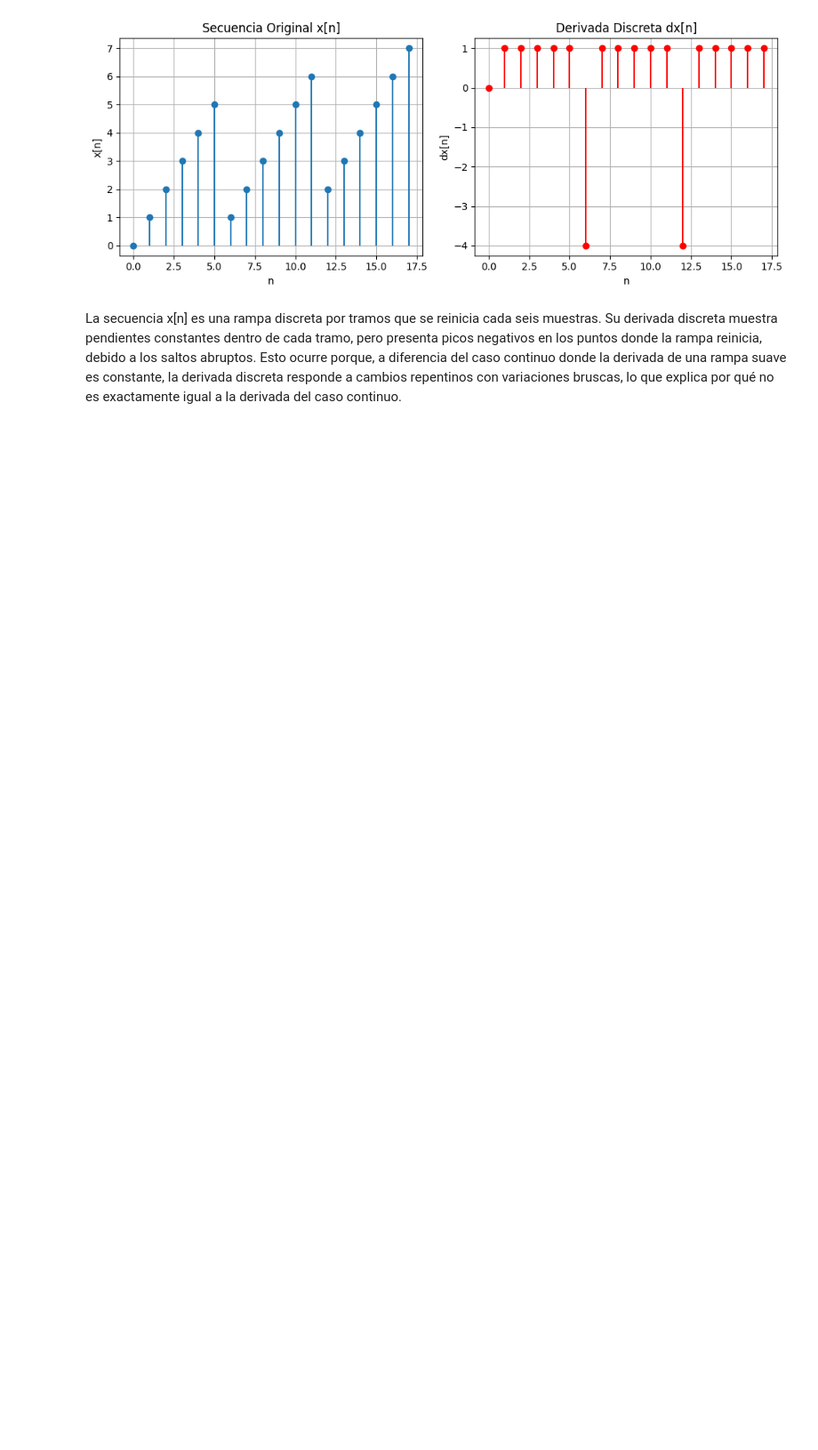
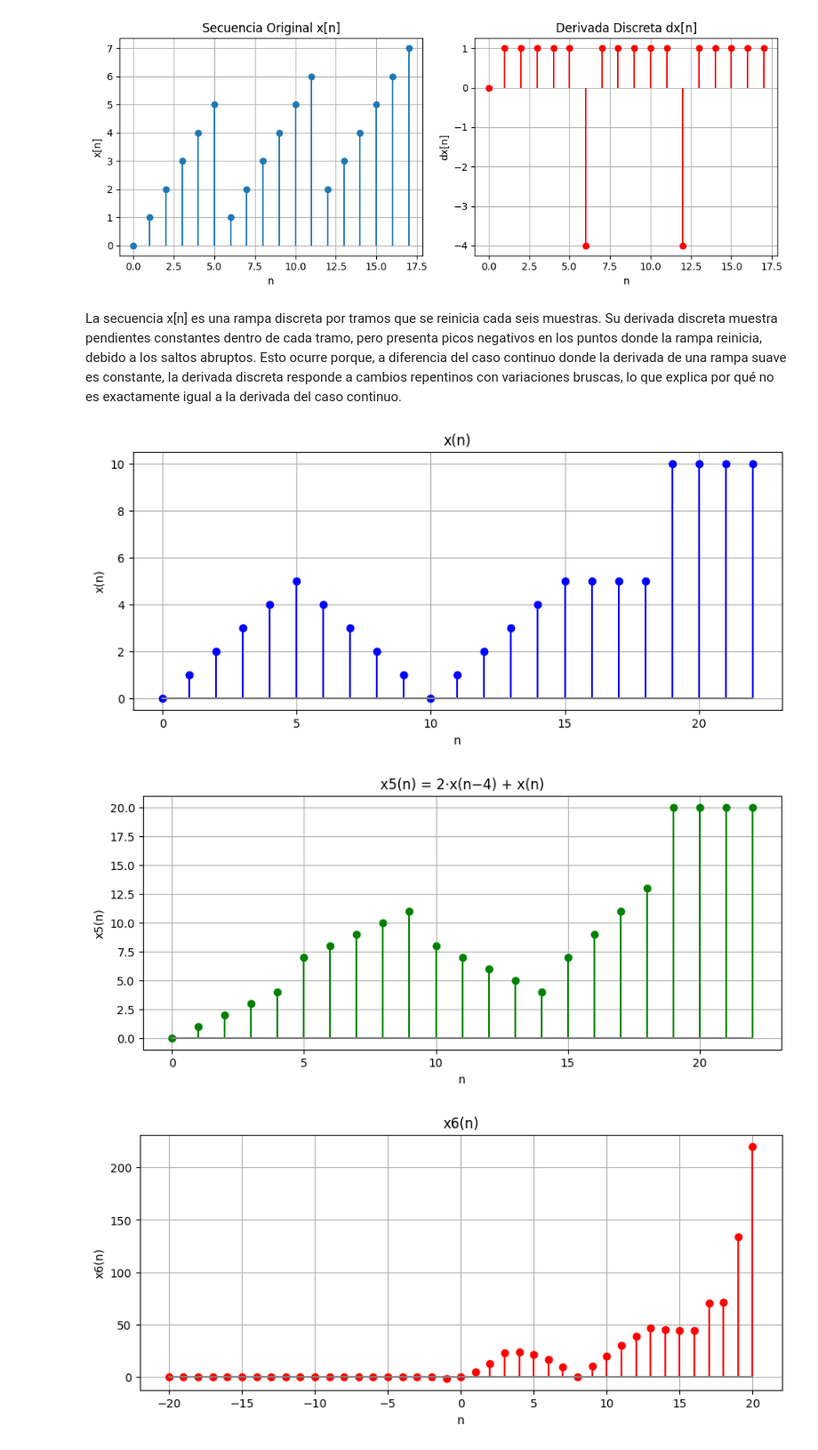
Before and after one commit to Felipeagudelom/Laboratorio_Biosenales, a Jupyter notebook: Practica_2_biosenales.ipynb, the cells around one changed output. Shown at 89% size. Drawn from its saved outputs; the diff is of its cells as text; code cells hidden in the pictures; blank space fills up the shorter version.

```diff
--- a/Practica_2_biosenales.ipynb
+++ b/Practica_2_biosenales.ipynb
@@ -185,3 +185,62 @@ plt.show()
 [figure]
 # %% [markdown]
 La secuencia x[n] es una rampa discreta por tramos que se reinicia cada seis muestras. Su derivada discreta muestra pendientes constantes dentro de cada tramo, pero presenta picos negativos en los puntos donde la rampa reinicia, debido a los saltos abruptos. Esto ocurre porque, a diferencia del caso continuo donde la derivada de una rampa suave es constante, la derivada discreta responde a cambios repentinos con variaciones bruscas, lo que explica por qué no es exactamente igual a la derivada del caso continuo.
+# %%
+import numpy as np
+import matplotlib.pyplot as plt
+
+# Función para desplazar señales
+def desplazar(x, k):
+    x_shifted = np.roll(x, k)
+    if k > 0:
+        x_shifted[:k] = 0
+    elif k < 0:
+        x_shifted[k:] = 0
+    return x_shifted
+
+# Función para generar la secuencia x(n)
+def generar_secuencia():
+    x1 = np.array([0,1,2,3,4,5,4,3,2,1,0])
+    x2 = np.array([1,2,3,4,5])
+    x3 = np.array([5,5,5,10,10,10,10])
+    return np.concatenate((x1, x2, x3))
+
+# Función para graficar secuencias
+def graficar_secuencia(n, x, titulo, color='b'):
+    plt.figure(figsize=(10, 4))
+    plt.stem(n, x, linefmt=f'{color}-', markerfmt=f'{color}o', basefmt='gray')
+    plt.title(titulo)
+    plt.xlabel('n')
+    plt.ylabel(titulo.split(' ')[0])
+    plt.grid(True)
+    plt.show()
+
+# 1. Generar x(n)
+x = generar_secuencia()
+n = np.arange(len(x))
+graficar_secuencia(n, x, 'x(n)', 'b')
+
+# 2. Calcular x5(n) = 2·x(n−4) + x(n)
+x5 = 2 * desplazar(x, 4) + x
+graficar_secuencia(n, x5, 'x5(n) = 2·x(n−4) + x(n)', 'g')
+
+# 3. Calcular x6(n)
+n_extended = np.arange(-20, 21)
+x_extended = np.zeros_like(n_extended, dtype=float)
+
+# Insertar x(n) centrado en x_extended
+center = len(n_extended) // 2
+insert_start = center
+insert_end = min(center + len(x), len(n_extended))
+x_extended[insert_start:insert_end] = x[:insert_end - insert_start]
+
+x_n2 = desplazar(x_extended, -2)
+
+x6 = 0.001 * np.exp(0.5 * n_extended) * x_extended + \
+     10 * np.sin(0.05 * np.pi * n_extended) * x_n2
+
+graficar_secuencia(n_extended, x6, 'x6(n)', 'r')
+# %% [output]
+[figure, added]
+[figure, added]
+[figure, added]
```
Also changed, not shown: parts of 1 cell of this notebook.
